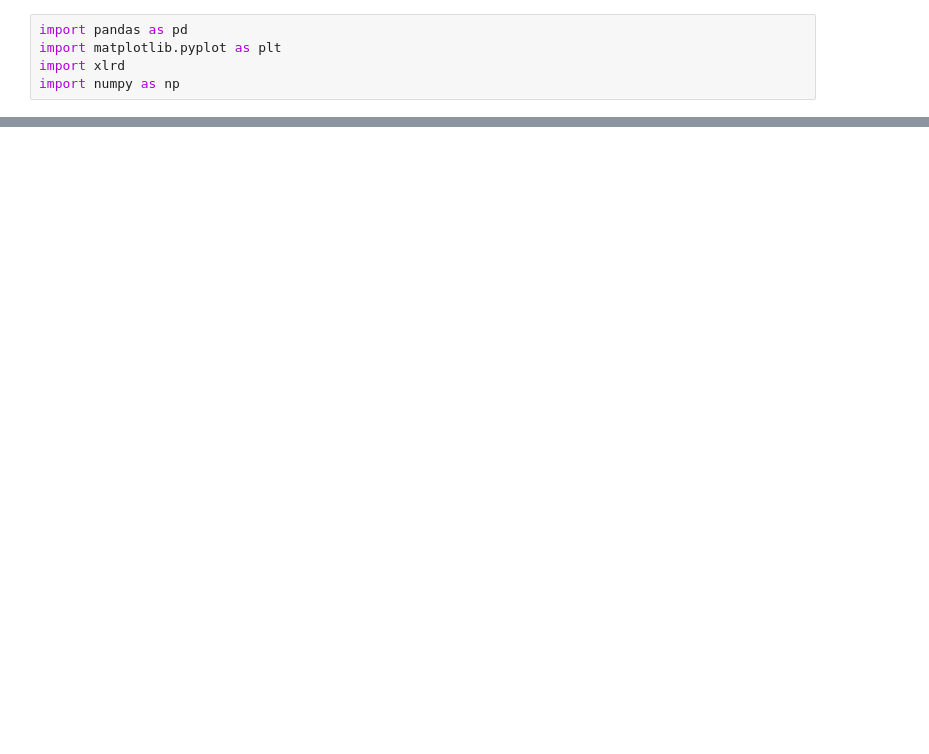
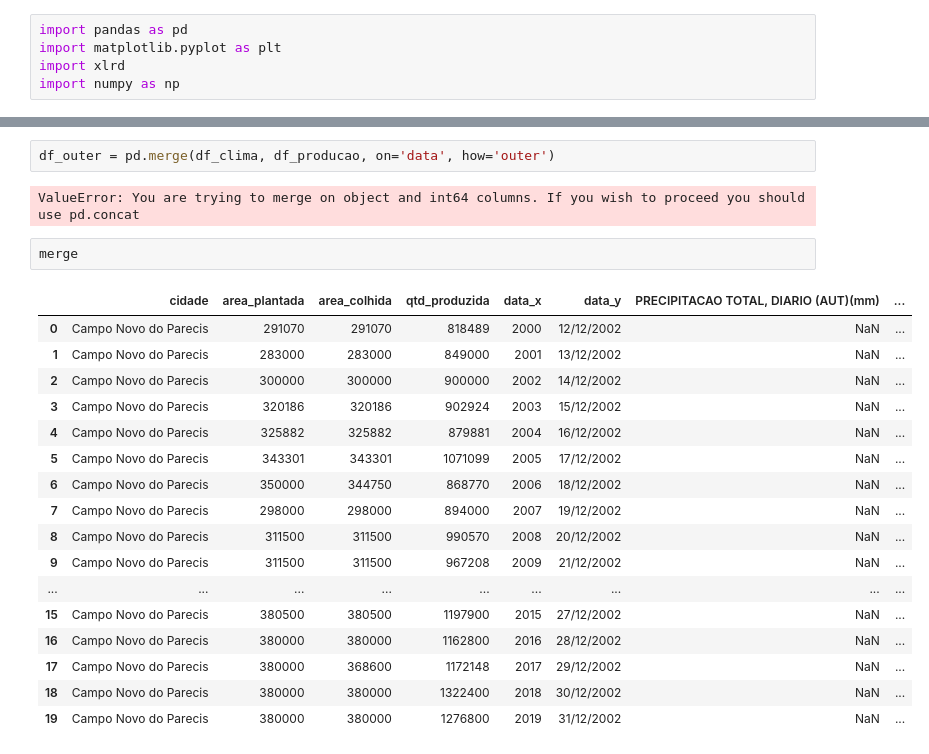
Before and after one commit to Deustavo/Tcc-Henke-Andrade, a Jupyter notebook: climatics_production_city.ipynb, the cells around one changed output, grey strips where cells are left out. Saved outputs shown, nothing was run; the diff lists cells and outputs as text; blank space fills up the shorter version.

Commit message:
lendo os dois datasets de clima e producao

```diff
--- a/climatics_production_city.ipynb
+++ b/climatics_production_city.ipynb
@@ -27,0 +45,24 @@ df
+# %%
+df_outer = pd.merge(df_clima, df_producao, on='data', how='outer')
+# %% [output]
+ValueError: You are trying to merge on object and int64 columns. If you wish to proceed you should use pd.concat
+# %%
+merge
+# %% [output]
+|  | cidade | area_plantada | area_colhida | qtd_produzida | data_x | data_y | PRECIPITACAO TOTAL, DIARIO (AUT)(mm) | ... |
+| 0 | Campo Novo do Parecis | 291070 | 291070 | 818489 | 2000 | 12/12/2002 | NaN | ... |
+| 1 | Campo Novo do Parecis | 283000 | 283000 | 849000 | 2001 | 13/12/2002 | NaN | ... |
+| 2 | Campo Novo do Parecis | 300000 | 300000 | 900000 | 2002 | 14/12/2002 | NaN | ... |
+| 3 | Campo Novo do Parecis | 320186 | 320186 | 902924 | 2003 | 15/12/2002 | NaN | ... |
+| 4 | Campo Novo do Parecis | 325882 | 325882 | 879881 | 2004 | 16/12/2002 | NaN | ... |
+| 5 | Campo Novo do Parecis | 343301 | 343301 | 1071099 | 2005 | 17/12/2002 | NaN | ... |
+| 6 | Campo Novo do Parecis | 350000 | 344750 | 868770 | 2006 | 18/12/2002 | NaN | ... |
+| 7 | Campo Novo do Parecis | 298000 | 298000 | 894000 | 2007 | 19/12/2002 | NaN | ... |
+| 8 | Campo Novo do Parecis | 311500 | 311500 | 990570 | 2008 | 20/12/2002 | NaN | ... |
+| 9 | Campo Novo do Parecis | 311500 | 311500 | 967208 | 2009 | 21/12/2002 | NaN | ... |
+| ... | ... | ... | ... | ... | ... | ... | ... | ... |
+| 15 | Campo Novo do Parecis | 380500 | 380500 | 1197900 | 2015 | 27/12/2002 | NaN | ... |
+| 16 | Campo Novo do Parecis | 380000 | 380000 | 1162800 | 2016 | 28/12/2002 | NaN | ... |
+| 17 | Campo Novo do Parecis | 380000 | 368600 | 1172148 | 2017 | 29/12/2002 | NaN | ... |
+| 18 | Campo Novo do Parecis | 380000 | 380000 | 1322400 | 2018 | 30/12/2002 | NaN | ... |
+| 19 | Campo Novo do Parecis | 380000 | 380000 | 1276800 | 2019 | 31/12/2002 | NaN | ... |
```
Also changed, not shown: parts of 4 cells of this notebook, 2 other files.
